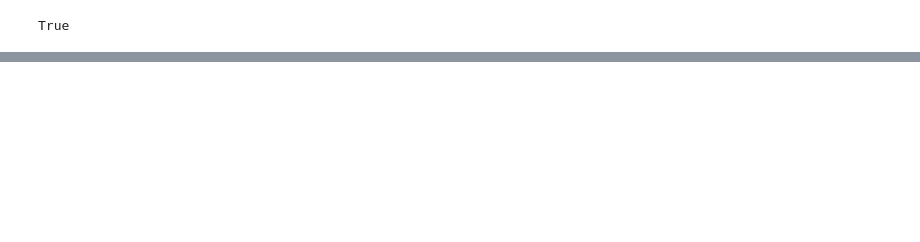
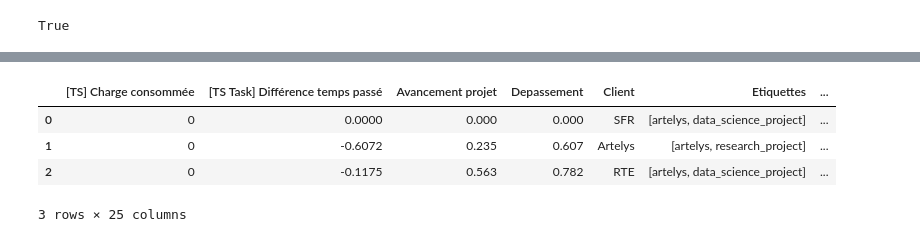
Before and after one commit to ldom1/notion_manager, a Jupyter notebook: exploration.ipynb, the cells around one changed output, grey strips where cells are left out. Drawn from its saved outputs; the diff is of its cells as text; code cells hidden in the pictures; blank space fills up the shorter version.

```diff
--- a/exploration.ipynb
+++ b/exploration.ipynb
@@ -138,0 +72,8 @@ temps_projet_df["Volume"].sum()
+# %%
+project_df
+# %% [output]
+|  | [TS] Charge consommée | [TS Task] Différence temps passé | Avancement projet | Depassement | Client | Etiquettes | ... |
+| 0 | 0 | 0.0000 | 0.000 | 0.000 | SFR | [artelys, data_science_project] | ... |
+| 1 | 0 | -0.6072 | 0.235 | 0.607 | Artelys | [artelys, research_project] | ... |
+| 2 | 0 | -0.1175 | 0.563 | 0.782 | RTE | [artelys, data_science_project] | ... |
+3 rows × 25 columns
```
Also changed, not shown: parts of 24 cells of this notebook, 8 other files.
